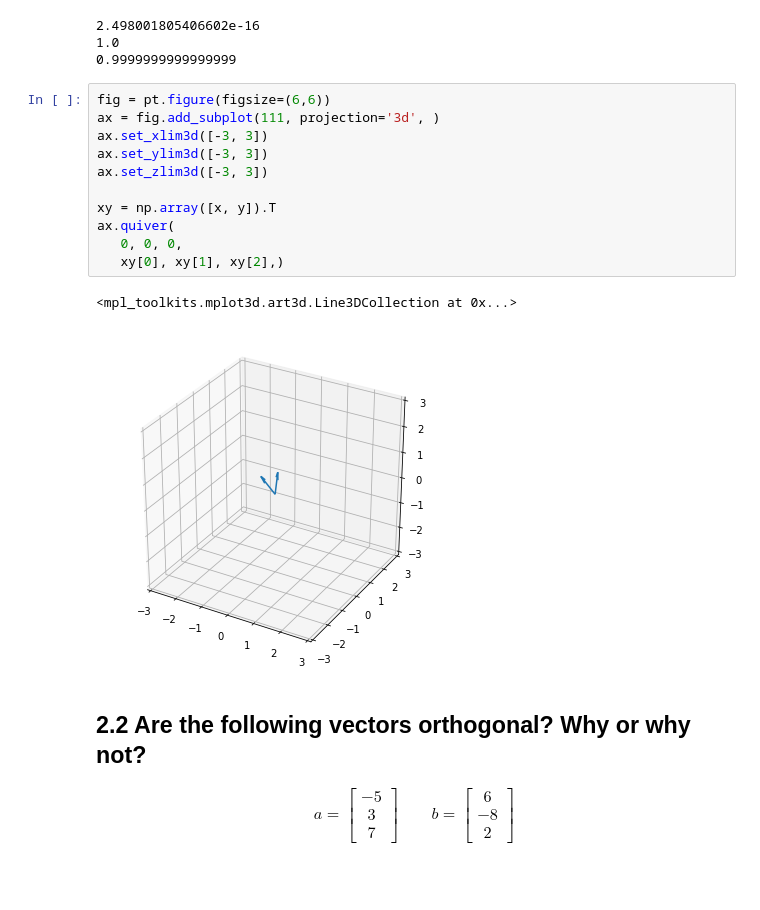
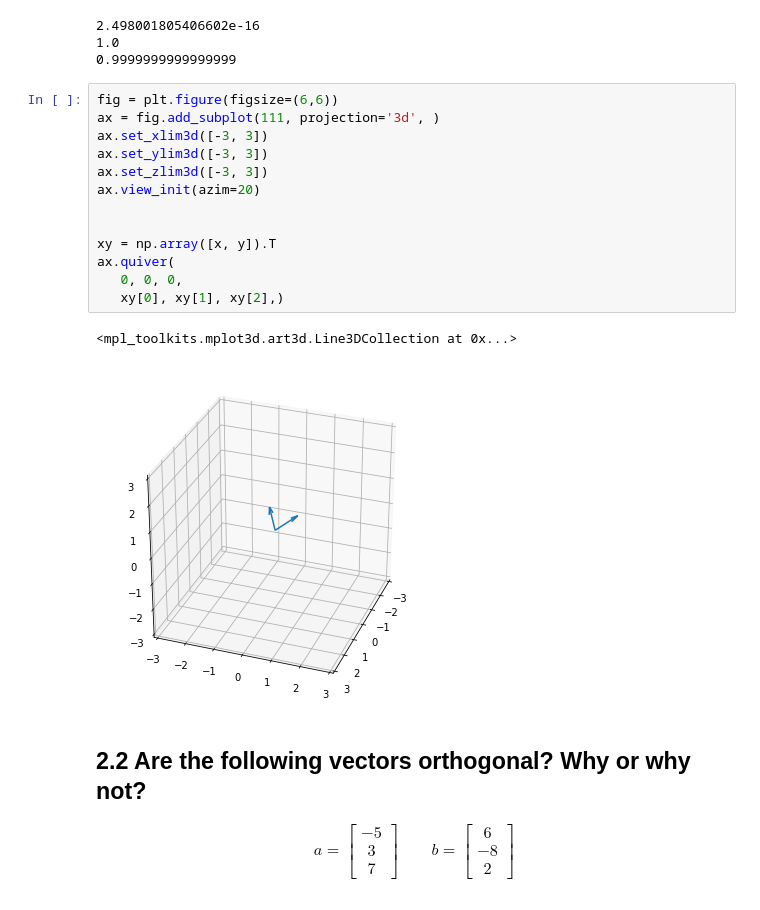
Before and after one commit to JoshuaHaga/DS-Unit-1-Sprint-3-Linear-Algebra, a Jupyter notebook: module2-intermediate-linear-algebra/LS_DS_132_Intermediate_Linear_Algebra_Assignment.ipynb, the cells around one changed output. Drawn from its saved outputs; the diff is of its cells as text.

```diff
--- a/module2-intermediate-linear-algebra/LS_DS_132_Intermediate_Linear_Algebra_Assignment.ipynb
+++ b/module2-intermediate-linear-algebra/LS_DS_132_Intermediate_Linear_Algebra_Assignment.ipynb
@@ -124,19 +124,21 @@ print(la.norm(y))
 1.0
 0.9999999999999999
 # %%
-fig = pt.figure(figsize=(6,6))
+fig = plt.figure(figsize=(6,6))
 ax = fig.add_subplot(111, projection='3d', )
 ax.set_xlim3d([-3, 3])
 ax.set_ylim3d([-3, 3])
 ax.set_zlim3d([-3, 3])
+ax.view_init(azim=20)
+
 
 xy = np.array([x, y]).T
 ax.quiver(
    0, 0, 0,
    xy[0], xy[1], xy[2],)
 # %% [output]
 <mpl_toolkits.mplot3d.art3d.Line3DCollection at 0x...>
-[figure, old version]
+[figure, new version]
 # %% [markdown]
 ## 2.2 Are the following vectors orthogonal? Why or why not?
 
```
